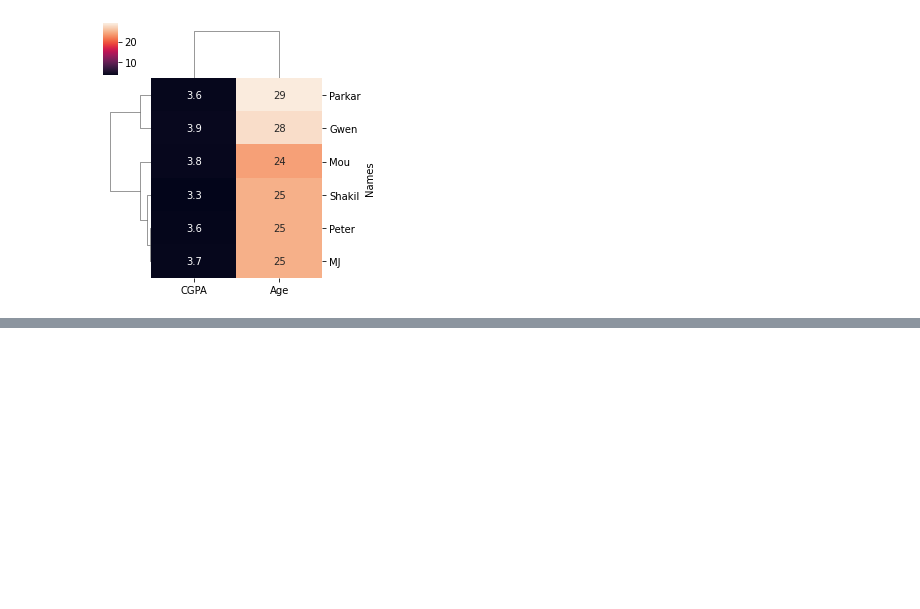
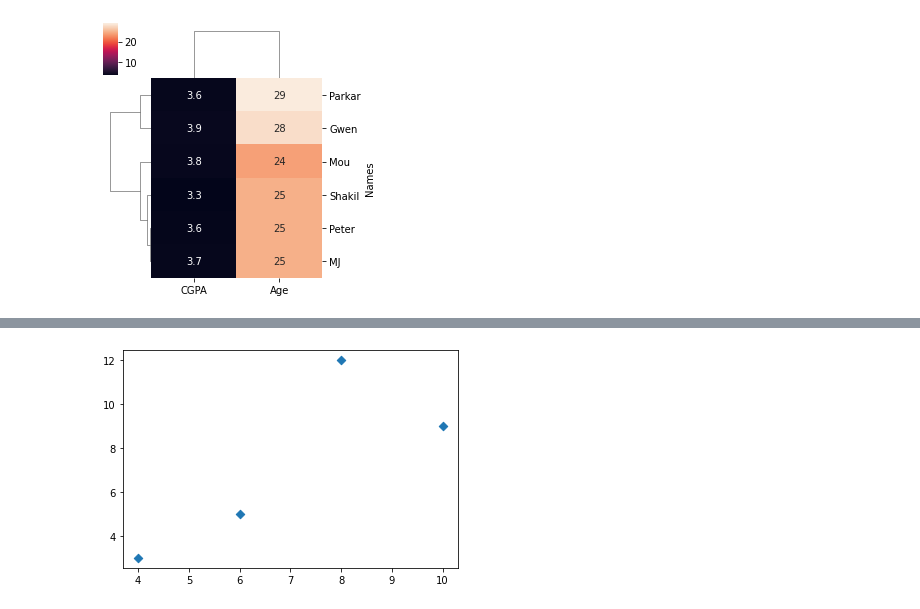
Before and after one commit to ShakilM26/Data-Visualization, a Jupyter notebook: visualisation.ipynb, the cells around one changed output, grey strips where cells are left out. Saved outputs shown, nothing was run; the diff lists cells and outputs as text; code cells hidden in the pictures; blank space fills up the shorter version.

```diff
--- a/visualisation.ipynb
+++ b/visualisation.ipynb
@@ -68,0 +79,5 @@ sns.clustermap(cluster, annot=True, figsize=(4,4))
+# %%
+plt.scatter(x,y, marker='D')
+plt.show()
+# %% [output]
+[figure, added]
```
Also changed, not shown: parts of 5 cells of this notebook.
